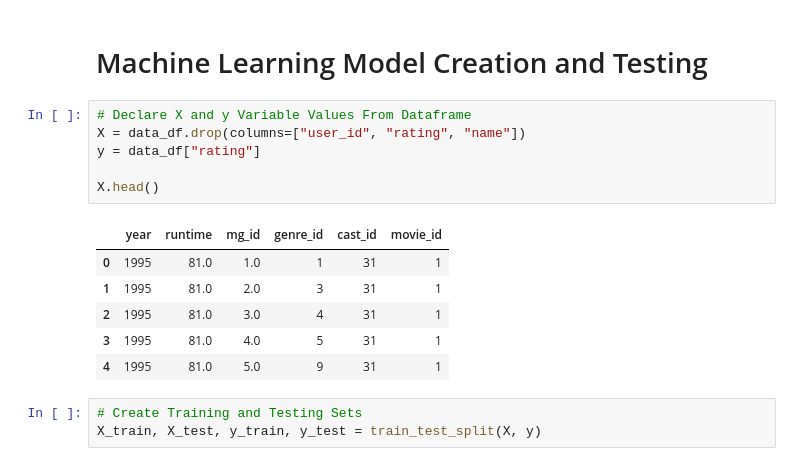
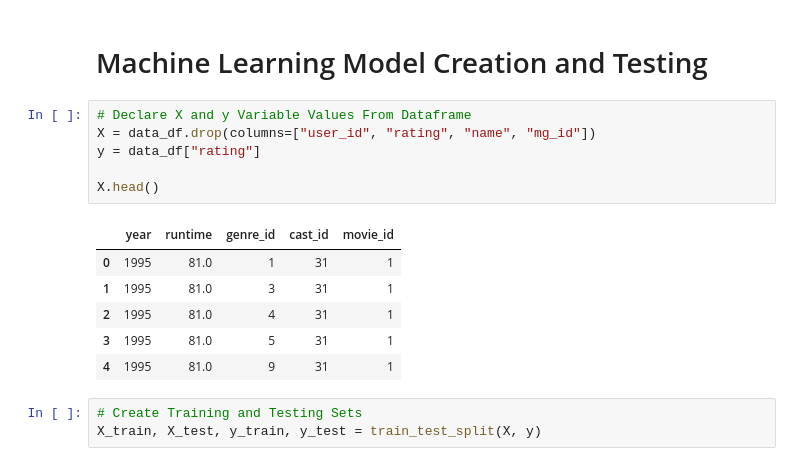
Before and after one commit to HelyxM/Final-Project, a Jupyter notebook: Jupyter_Notebook_Files/ML_DF_Creation_and_Testing.ipynb, the cells around one changed output. Drawn from its saved outputs; the diff is of its cells as text.

```diff
--- a/Jupyter_Notebook_Files/ML_DF_Creation_and_Testing.ipynb
+++ b/Jupyter_Notebook_Files/ML_DF_Creation_and_Testing.ipynb
@@ -420,17 +420,17 @@ data_df.head()
 # Machine Learning Model Creation and Testing
 # %%
 # Declare X and y Variable Values From Dataframe
-X = data_df.drop(columns=["user_id", "rating", "name"])
+X = data_df.drop(columns=["user_id", "rating", "name", "mg_id"])
 y = data_df["rating"]
 
 X.head()
 # %% [output]
-|  | year | runtime | mg_id | genre_id | cast_id | movie_id |
-| 0 | 1995 | 81.0 | 1.0 | 1 | 31 | 1 |
-| 1 | 1995 | 81.0 | 2.0 | 3 | 31 | 1 |
-| 2 | 1995 | 81.0 | 3.0 | 4 | 31 | 1 |
-| 3 | 1995 | 81.0 | 4.0 | 5 | 31 | 1 |
-| 4 | 1995 | 81.0 | 5.0 | 9 | 31 | 1 |
+|  | year | runtime | genre_id | cast_id | movie_id |
+| 0 | 1995 | 81.0 | 1 | 31 | 1 |
+| 1 | 1995 | 81.0 | 3 | 31 | 1 |
+| 2 | 1995 | 81.0 | 4 | 31 | 1 |
+| 3 | 1995 | 81.0 | 5 | 31 | 1 |
+| 4 | 1995 | 81.0 | 9 | 31 | 1 |
 # %%
 # Create Training and Testing Sets
 X_train, X_test, y_train, y_test = train_test_split(X, y)
```
Also changed, not shown: parts of 2 cells of this notebook.
